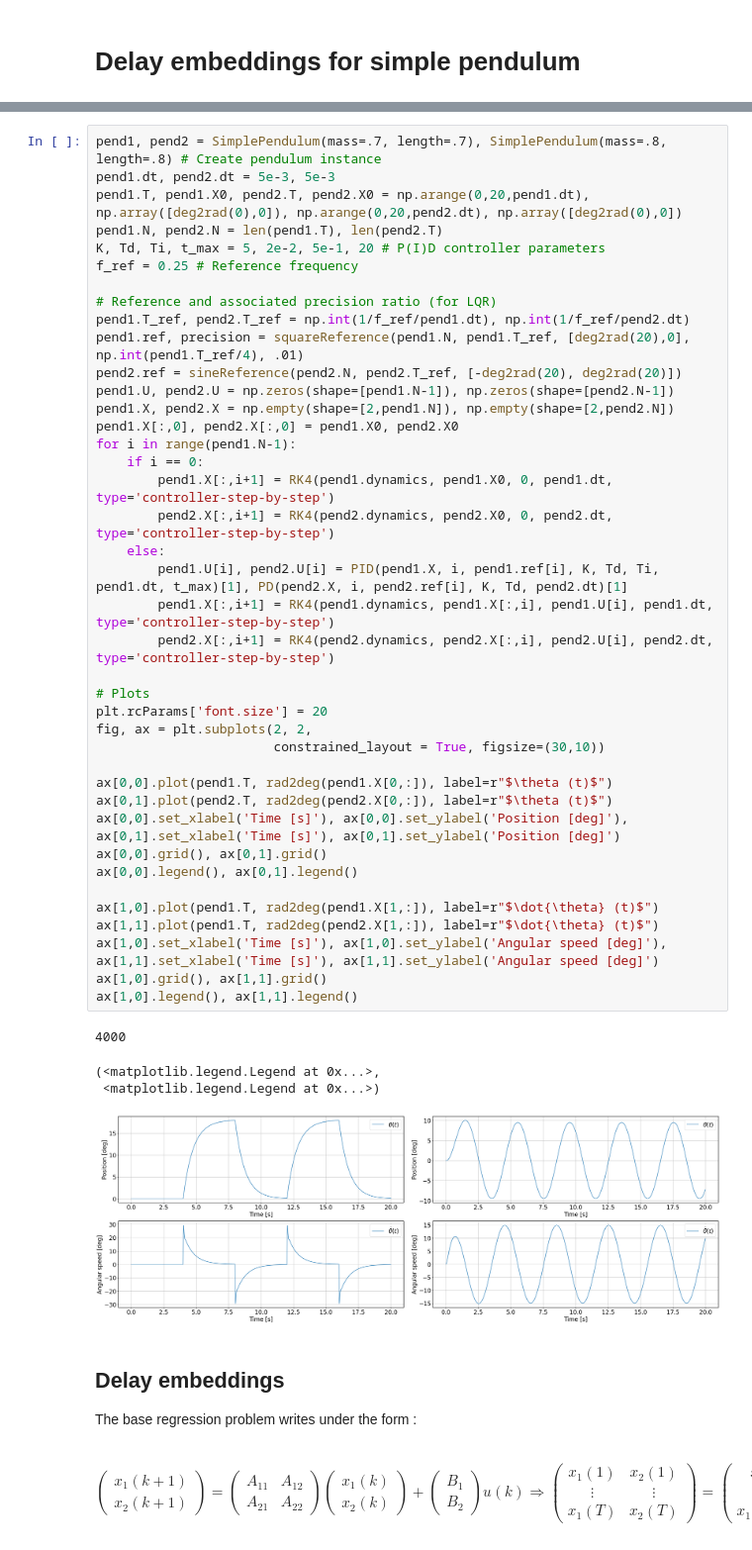
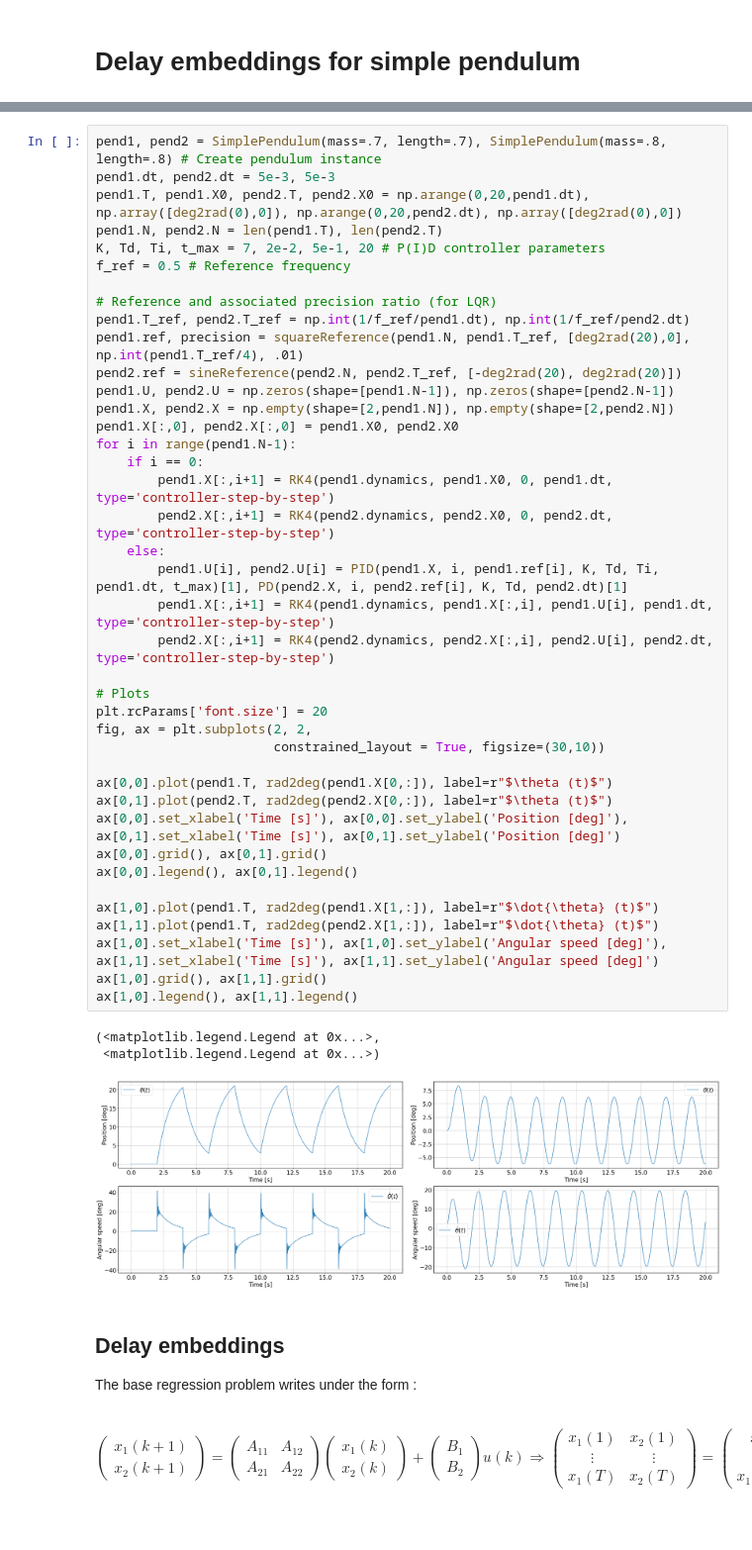
Before and after one commit to CedricFont/Subspace-learning-for-robot-application, a Jupyter notebook: LQR simulation/PendulumDelayEmbeddings.ipynb, the cells around one changed output, grey strips where cells are left out. Shown at 99% size. Cells and saved outputs as stored; diff of their text form.

```diff
--- a/LQR simulation/PendulumDelayEmbeddings.ipynb
+++ b/LQR simulation/PendulumDelayEmbeddings.ipynb
@@ -22,8 +24,8 @@ pend1, pend2 = SimplePendulum(mass=.7, length=.7), SimplePendulum(mass=.8, lengt
 pend1.dt, pend2.dt = 5e-3, 5e-3
 pend1.T, pend1.X0, pend2.T, pend2.X0 = np.arange(0,20,pend1.dt), np.array([deg2rad(0),0]), np.arange(0,20,pend2.dt), np.array([deg2rad(0),0])
 pend1.N, pend2.N = len(pend1.T), len(pend2.T)
-K, Td, Ti, t_max = 5, 2e-2, 5e-1, 20 # P(I)D controller parameters
-f_ref = 0.25 # Reference frequency
+K, Td, Ti, t_max = 7, 2e-2, 5e-1, 20 # P(I)D controller parameters
+f_ref = 0.5 # Reference frequency
 
 # Reference and associated precision ratio (for LQR)
 pend1.T_ref, pend2.T_ref = np.int(1/f_ref/pend1.dt), np.int(1/f_ref/pend2.dt)
@@ -31,37 +33,36 @@ pend1.ref, precision = squareReference(pend1.N, pend1.T_ref, [deg2rad(20),0], np
 pend2.ref = sineReference(pend2.N, pend2.T_ref, [-deg2rad(20), deg2rad(20)])
 pend1.U, pend2.U = np.zeros(shape=[pend1.N-1]), np.zeros(shape=[pend2.N-1])
 pend1.X, pend2.X = np.empty(shape=[2,pend1.N]), np.empty(shape=[2,pend2.N])
 pend1.X[:,0], pend2.X[:,0] = pend1.X0, pend2.X0
 for i in range(pend1.N-1):
     if i == 0:
         pend1.X[:,i+1] = RK4(pend1.dynamics, pend1.X0, 0, pend1.dt, type='controller-step-by-step')
         pend2.X[:,i+1] = RK4(pend2.dynamics, pend2.X0, 0, pend2.dt, type='controller-step-by-step')
     else:
         pend1.U[i], pend2.U[i] = PID(pend1.X, i, pend1.ref[i], K, Td, Ti, pend1.dt, t_max)[1], PD(pend2.X, i, pend2.ref[i], K, Td, pend2.dt)[1]
         pend1.X[:,i+1] = RK4(pend1.dynamics, pend1.X[:,i], pend1.U[i], pend1.dt, type='controller-step-by-step')
         pend2.X[:,i+1] = RK4(pend2.dynamics, pend2.X[:,i], pend2.U[i], pend2.dt, type='controller-step-by-step')
 
 # Plots
 plt.rcParams['font.size'] = 20
 fig, ax = plt.subplots(2, 2,
                        constrained_layout = True, figsize=(30,10))
 
 ax[0,0].plot(pend1.T, rad2deg(pend1.X[0,:]), label=r"$\theta (t)$")
 ax[0,1].plot(pend2.T, rad2deg(pend2.X[0,:]), label=r"$\theta (t)$")
 ax[0,0].set_xlabel('Time [s]'), ax[0,0].set_ylabel('Position [deg]'), ax[0,1].set_xlabel('Time [s]'), ax[0,1].set_ylabel('Position [deg]')
 ax[0,0].grid(), ax[0,1].grid()
 ax[0,0].legend(), ax[0,1].legend()
 
 ax[1,0].plot(pend1.T, rad2deg(pend1.X[1,:]), label=r"$\dot{\theta} (t)$")
 ax[1,1].plot(pend1.T, rad2deg(pend2.X[1,:]), label=r"$\dot{\theta} (t)$")
 ax[1,0].set_xlabel('Time [s]'), ax[1,0].set_ylabel('Angular speed [deg]'), ax[1,1].set_xlabel('Time [s]'), ax[1,1].set_ylabel('Angular speed [deg]')
 ax[1,0].grid(), ax[1,1].grid()
 ax[1,0].legend(), ax[1,1].legend()
 # %% [output]
-4000
+(<matplotlib.legend.Legend at 0x...>,
+ <matplotlib.legend.Legend at 0x...>)
-(<matplotlib.legend.Legend at 0x...>,
- <matplotlib.legend.Legend at 0x...>)
-[figure, old version]
+[figure, new version]
 # %% [markdown]
 ## Delay embeddings
 The base regression problem writes under the form : <br><br>
```
Also changed, not shown: parts of 10 cells of this notebook, 1 other file.
